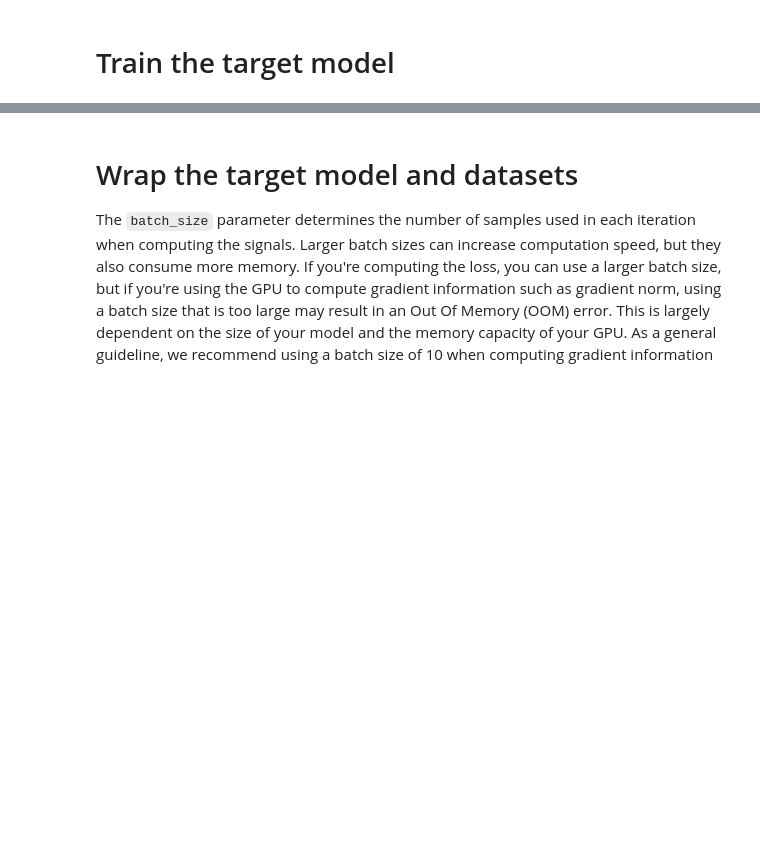
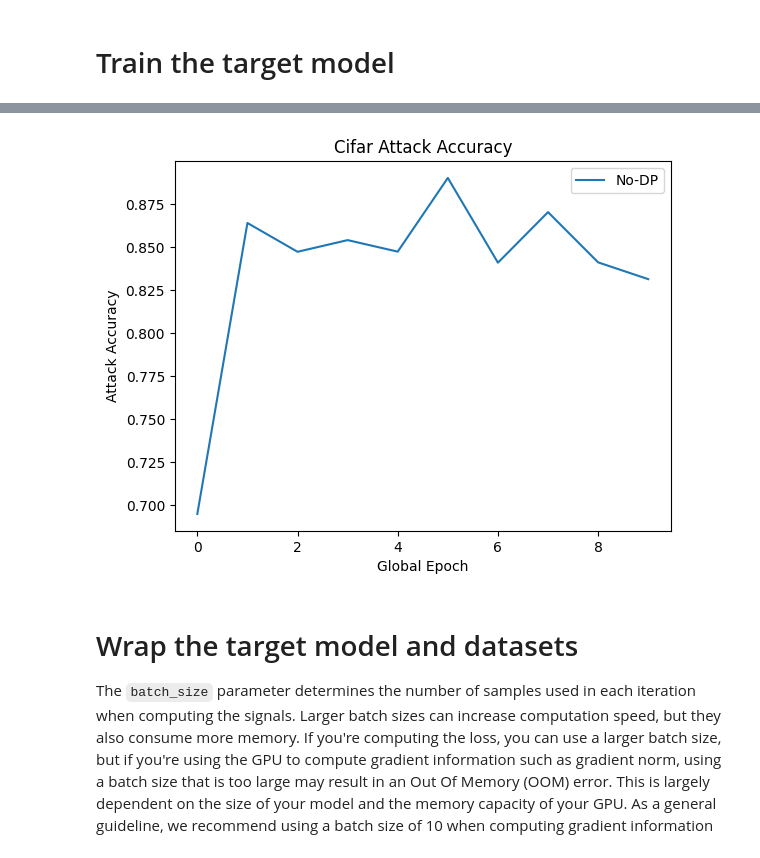
Before and after one commit to Wayne310400/DPtest, a Jupyter notebook: Differential-Privacy-Based-Federated-Learning-master/tutorials/white_box_attack.ipynb, the cells around one changed output, grey strips where cells are left out. Cells and saved outputs as stored; diff of their text form; code cells hidden in the pictures; blank space fills up the shorter version.

```diff
--- a/Differential-Privacy-Based-Federated-Learning-master/tutorials/white_box_attack.ipynb
+++ b/Differential-Privacy-Based-Federated-Learning-master/tutorials/white_box_attack.ipynb
@@ -489,10 +552,10 @@ def dp_train(model, device, idx, lr, epochs, train_loader, test_loader, train_da
         # randomly select q fraction samples from data
         # according to the privacy analysis of moments accountant
         # training "Lots" are sampled by poisson sampling
+        train_loss = 0
+        data_pos = np.where(np.random.rand(len(train_data)) < q)[0]
 
-        idx = np.where(np.random.rand(len(train_data)) < q)[0]
-
-        sampled_dataset = TensorDataset(train_data[idx], train_targets[idx])
+        sampled_dataset = TensorDataset(train_data[data_pos], train_targets[data_pos])
         sample_data_loader = torch.utils.data.DataLoader(
               dataset=sampled_dataset,
               batch_size=batch_size,
@@ -519,7 +582,8 @@ def dp_train(model, device, idx, lr, epochs, train_loader, test_loader, train_da
                     clipped_grads[name] += param.grad
                 model.zero_grad()
             # Add the loss to the total loss
-            train_loss += loss.item()
+
+            train_loss += loss.sum() / len(loss)
 
         # add Gaussian noise
         for name, param in model.named_parameters():
@@ -639,0 +840,52 @@ IndexError: tuple index out of range
+# %%
+all_clients = range(clients)
+split_index, flat_indice = FlatSplitParams(copy.deepcopy(glob_model), args.num_users)
+sec_record = []
+criterion = nn.CrossEntropyLoss()
+for j in range(glob_epochs):
+   print("Global Epoch: ", j)
+   drop_users = random.sample(all_clients, int(clients * drop_frac))
+   nondrop_users = [x for x in range(args.num_users) if x not in drop_users]
+   w_locals, weight_slices, noise_slices = [], [], []
+   for i in range(clients):
+      if i in drop_users:
+         weight_slices.insert(i, "D")
+         noise_slices.insert(i, "D")
+         continue
+
+      if mechanism == 'None':
+        w = nor_train(copy.deepcopy(glob_model), device, i, learning_rate, local_epochs, train_loader[i], test_loader[i], train_data[i], train_targets[i], test_data[i],
+                      test_targets[i], audit_data[i], audit_targets[i], sec_record)
+      elif mechanism == 'DP':
+         w = dp_train(copy.deepcopy(glob_model), device, i, learning_rate, local_epochs, train_loader[i], test_loader[i], train_data[i], train_targets[i], test_data[i],
+                      test_targets[i], audit_data[i], audit_targets[i], sec_record, q, batch_size, clip, sigma, len(train_loader[i]))
+      elif mechanism == 'DP2':
+         w = dp_trainv2(copy.deepcopy(glob_model), device, i, learning_rate, local_epochs, train_loader[i], test_loader[i], train_data[i], train_targets[i], test_data[i],
+                        test_targets[i], audit_data[i], audit_targets[i], sec_record, eps, delta, glob_epochs, clip)
+      elif mechanism == 'Proposed':
+         w, weight_slice, noise_slice = proposed_train(copy.deepcopy(glob_model), device, i, learning_rate, local_epochs, train_loader[i], test_loader[i], train_data[i], train_targets[i], test_data[i],
+                                                       test_targets[i], audit_data[i], audit_targets[i], sec_record, eps, delta, split_index, flat_indice, clients)
+         weight_slices.insert(i, weight_slice)
+         noise_slices.insert(i, noise_slice)
+      w_locals.insert(i, copy.deepcopy(w))
+
+   if mechanism == 'Proposed':
+      for i, id in enumerate(nondrop_users):
+         ProtectWeight(w_locals[i], noise_slices, weight_slices, split_index, id, flat_indice, device)
+      loss_audit_results = sec_func(model, criterion, device, train_data[0], train_targets[0], test_data[0], test_targets[0], audit_data[0], audit_targets[0])
+      sec_record.append(loss_audit_results[0].roc_auc)
+
+   new_glob_w = aggregate(w_locals, clients, device)
+   glob_model.load_state_dict(copy.deepcopy(new_glob_w))
+   randon_id = np.random.choice(range(clients), 1, replace=False)[0]
+   glob_loss, glob_acc = test(copy.deepcopy(glob_model), device, test_loader[randon_id])
+   print(f"Global epoch {j}: Test loss: {glob_loss:.4f} | Test Acc: {glob_acc:.2f}%")
+
+plt.figure()
+plt.ylabel('Attack Accuracy')
+plt.xlabel('Global Epoch')
+plt.plot(range(len(sec_record)), sec_record, label='{}'.format("No-DP"))
+plt.title('{} Attack Accuracy'.format('Cifar'))
+plt.legend()
+plt.savefig('test.png')
+# %% [output]
@@ -640,3 +909,4 @@ IndexError: tuple index out of range
+[figure, added]
 # %% [markdown]
 # Wrap the target model and datasets
 The `batch_size` parameter determines the number of samples used in each iteration when computing the signals. Larger batch sizes can increase computation speed, but they also consume more memory. If you're computing the loss, you can use a larger batch size, but if you're using the GPU to compute gradient information such as gradient norm, using a batch size that is too large may result in an Out Of Memory (OOM) error. This is largely dependent on the size of your model and the memory capacity of your GPU. As a general guideline, we recommend using a batch size of 10 when computing gradient information
```
Also changed, not shown: parts of 9 cells of this notebook.
